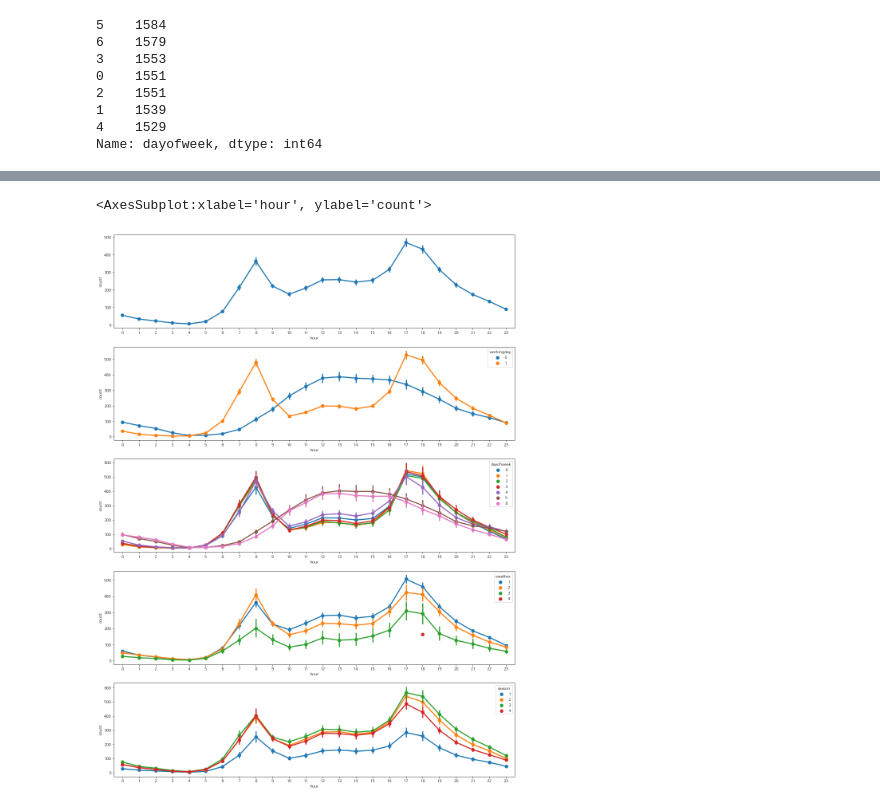
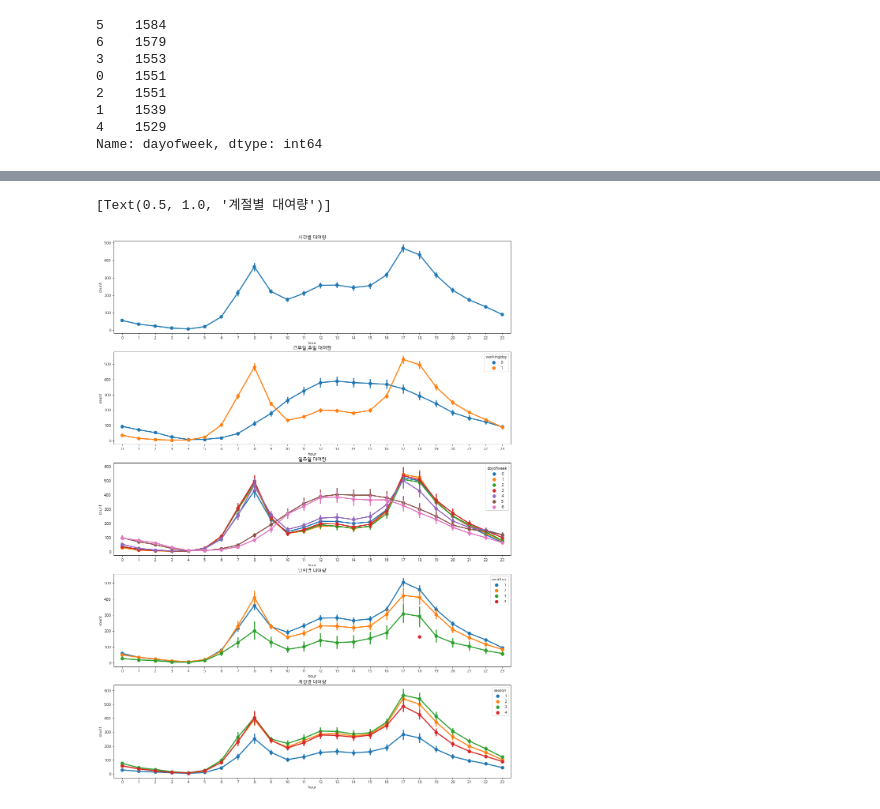
Before and after one commit to choiuikang/contest, a Jupyter notebook: kaggle/Bike_sharing_demand.ipynb, the cells around one changed output, grey strips where cells are left out. Cells and saved outputs as stored; diff of their text form; code cells hidden in the pictures.

```diff
--- a/kaggle/Bike_sharing_demand.ipynb
+++ b/kaggle/Bike_sharing_demand.ipynb
@@ -276,16 +266,21 @@ Name: dayofweek, dtype: int64
 # %%
  fig,(ax1,ax2,ax3,ax4,ax5)= plt.subplots(nrows=5)
 fig.set_size_inches(18,25)
 
 sns.pointplot(data=train, x="hour", y="count", ax=ax1)
 
 sns.pointplot(data=train, x="hour", y="count", hue="workingday", ax=ax2)
 
 sns.pointplot(data=train, x="hour", y="count", hue="dayofweek", ax=ax3)
 
 sns.pointplot(data=train, x="hour", y="count", hue="weather", ax=ax4)
 
 sns.pointplot(data=train, x="hour", y="count", hue="season", ax=ax5)
+ax1.set(title="시간별 대여량")
+ax2.set(title="근무일,휴일 대여량")
+ax3.set(title="일주일 대여량")
+ax4.set(title="날씨별 대여량")
+ax5.set(title="계절별 대여량")
 # %% [output]
-<AxesSubplot:xlabel='hour', ylabel='count'>
+[Text(0.5, 1.0, '계절별 대여량')]
-[figure, old version]
+[figure, new version]
```
Also changed, not shown: parts of 70 cells of this notebook.
